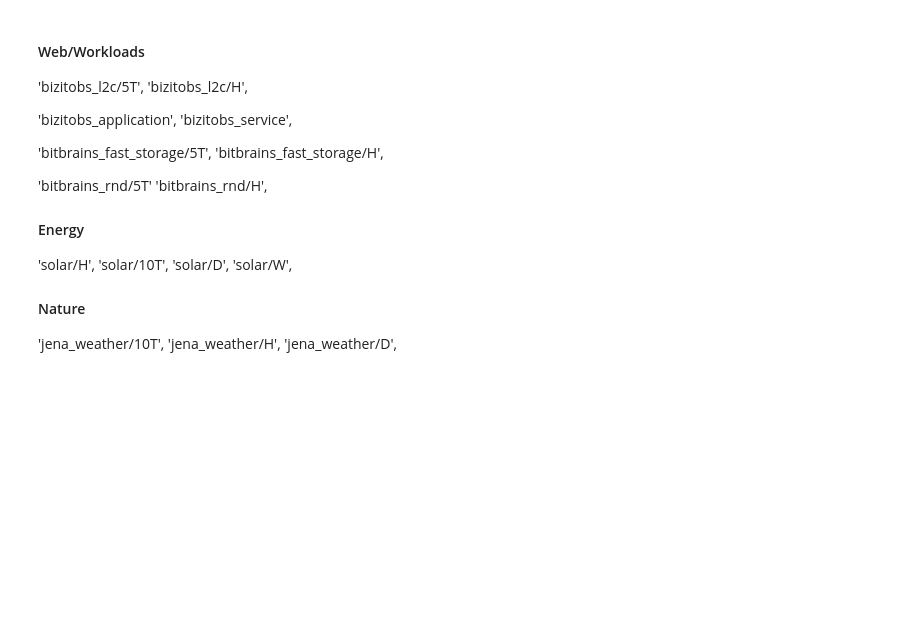
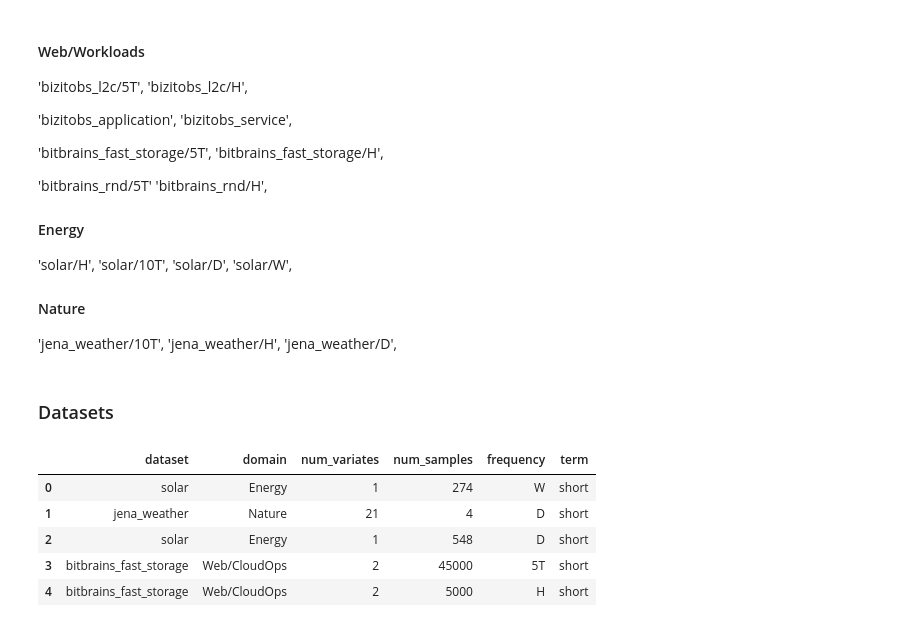
Before and after one commit to GiuliaGhisolfi/TSFM-ZeroShotEval, a Jupyter notebook: EDA.ipynb, the cells around one changed output. Saved outputs shown, nothing was run; the diff lists cells and outputs as text; code cells hidden in the pictures; blank space fills up the shorter version.

```diff
--- a/EDA.ipynb
+++ b/EDA.ipynb
@@ -145,3 +145,5 @@ solar_10T.shape, solar_H.shape, solar_D.shape, solar_W.shape
 'jena_weather/10T',
 'jena_weather/H',
 'jena_weather/D',
+# %% [markdown]
+### Datasets
@@ -147,0 +205,9 @@ solar_10T.shape, solar_H.shape, solar_D.shape, solar_W.shape
+# %%
+dataset.head()
+# %% [output]
+|  | dataset | domain | num_variates | num_samples | frequency | term |
+| 0 | solar | Energy | 1 | 274 | W | short |
+| 1 | jena_weather | Nature | 21 | 4 | D | short |
+| 2 | solar | Energy | 1 | 548 | D | short |
+| 3 | bitbrains_fast_storage | Web/CloudOps | 2 | 45000 | 5T | short |
+| 4 | bitbrains_fast_storage | Web/CloudOps | 2 | 5000 | H | short |
```
Also changed, not shown: parts of 7 cells of this notebook, 4 other files.
